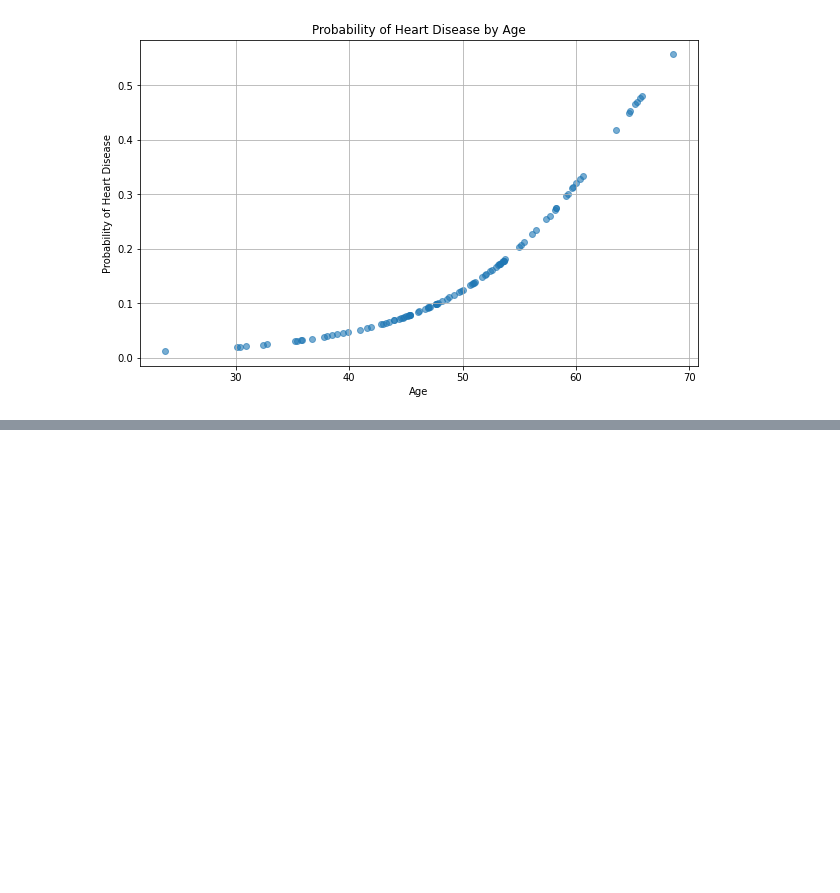
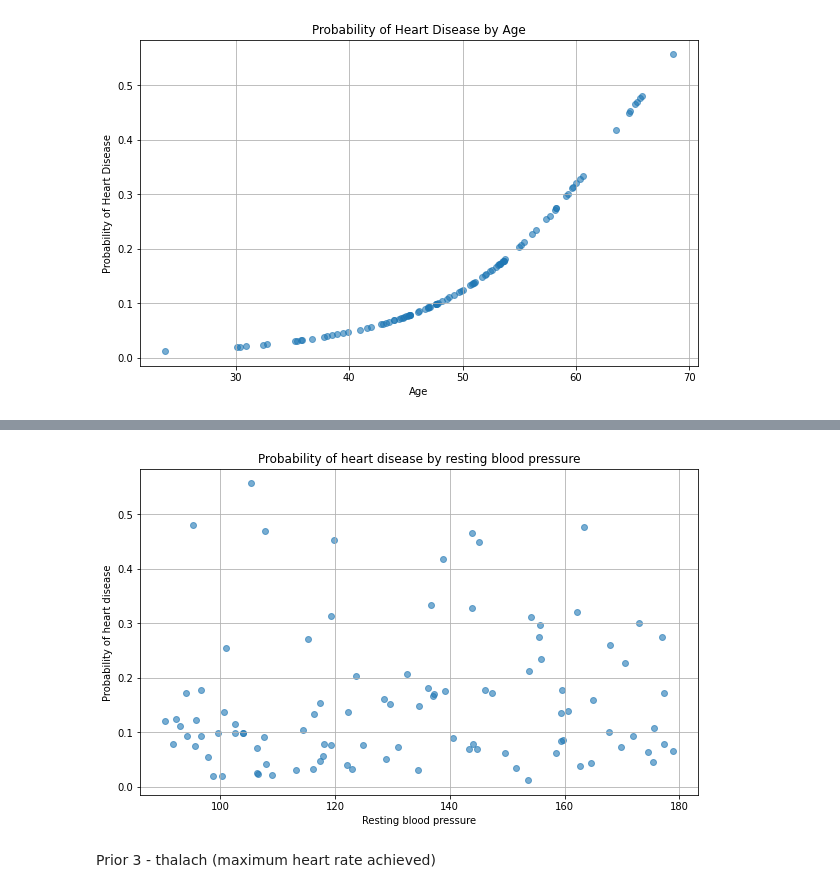
Before and after one commit to wasikjakub/bayesian-heart-disease-prediction, a Jupyter notebook: data_preprocessing.ipynb, the cells around one changed output, grey strips where cells are left out. Drawn from its saved outputs; the diff is of its cells as text; code cells hidden in the pictures; blank space fills up the shorter version.

Commit message:
all priors

```diff
--- a/data_preprocessing.ipynb
+++ b/data_preprocessing.ipynb
@@ -100,0 +106,18 @@ plt.show()
+# %%
+np.random.seed(42)
+bps = np.random.uniform(90, 180, 100)
+heart_disease = np.random.binomial(1, 1 / (1 + np.exp(-0.05 * (bps - 120))))
+
+data = {
+    'N': len(bps),
+    'bps': list(bps),
+    'heart_disease': list(heart_disease)
+}
+
+model_age = CmdStanModel(stan_file='prior2.stan')
+sim = model_age.sample(data=data,
+                        iter_sampling=200,
+                        iter_warmup=1000,
+                        chains=4,
+                        fixed_param=True,
+                        seed=242522,)
@@ -100,0 +131,19 @@ plt.show()
+# %%
+prior2 = sim.draws_pd()
+
+results_df = pd.DataFrame({
+    'bps': data['bps'],
+    'heart_disease_prob': prior1.iloc[:, 12:].mean(axis=0)
+})
+
+plt.figure(figsize=(10, 6))
+plt.scatter(results_df['bps'], results_df['heart_disease_prob'], alpha=0.6)
+plt.xlabel('Resting blood pressure')
+plt.ylabel('Probability of heart disease')
+plt.title('Probability of heart disease by resting blood pressure')
+plt.grid(True)
+plt.show()
+# %% [output]
+[figure, added]
+# %% [markdown]
+Prior 3 - thalach (maximum heart rate achieved)
```
Also changed, not shown: parts of 6 cells of this notebook, 5 other files.
